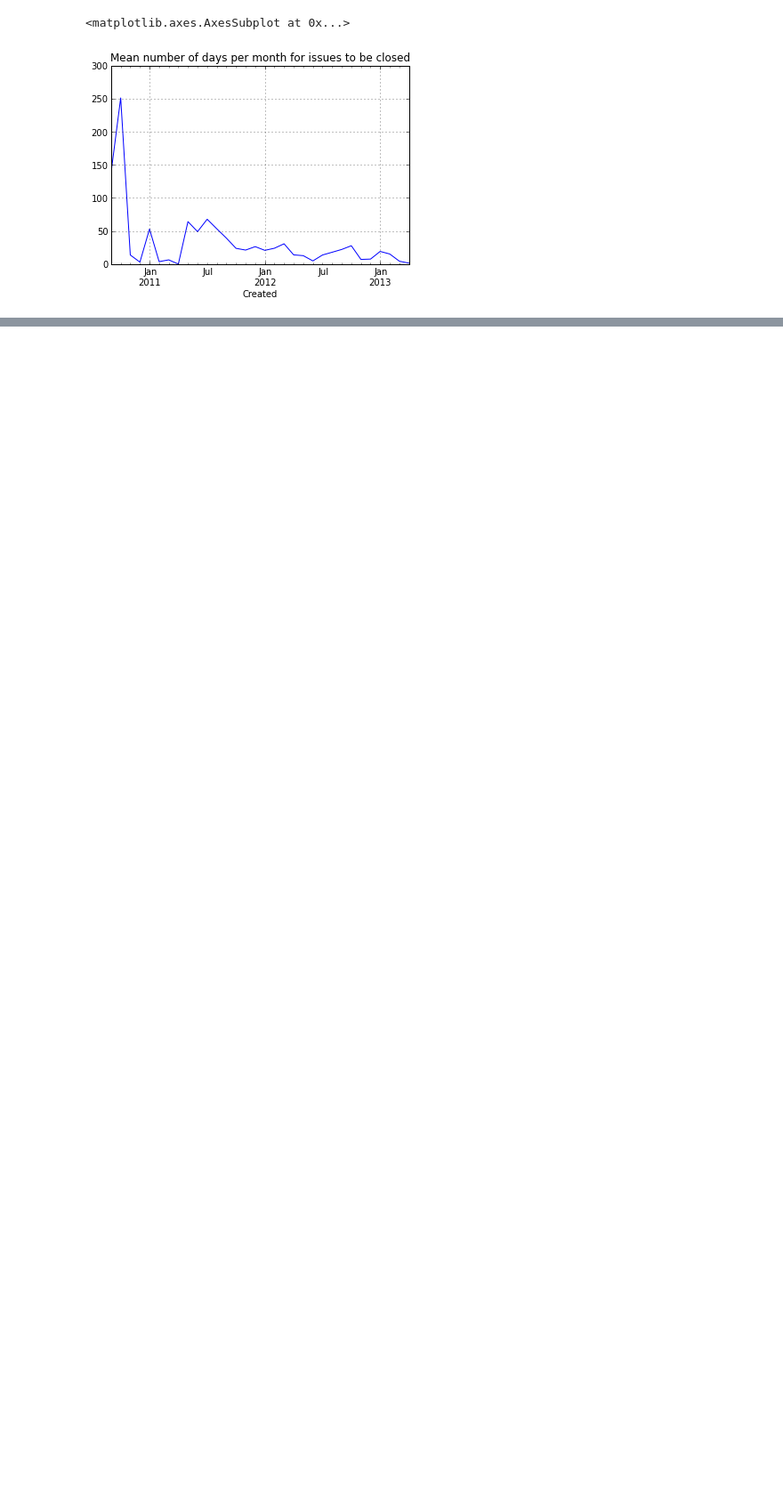
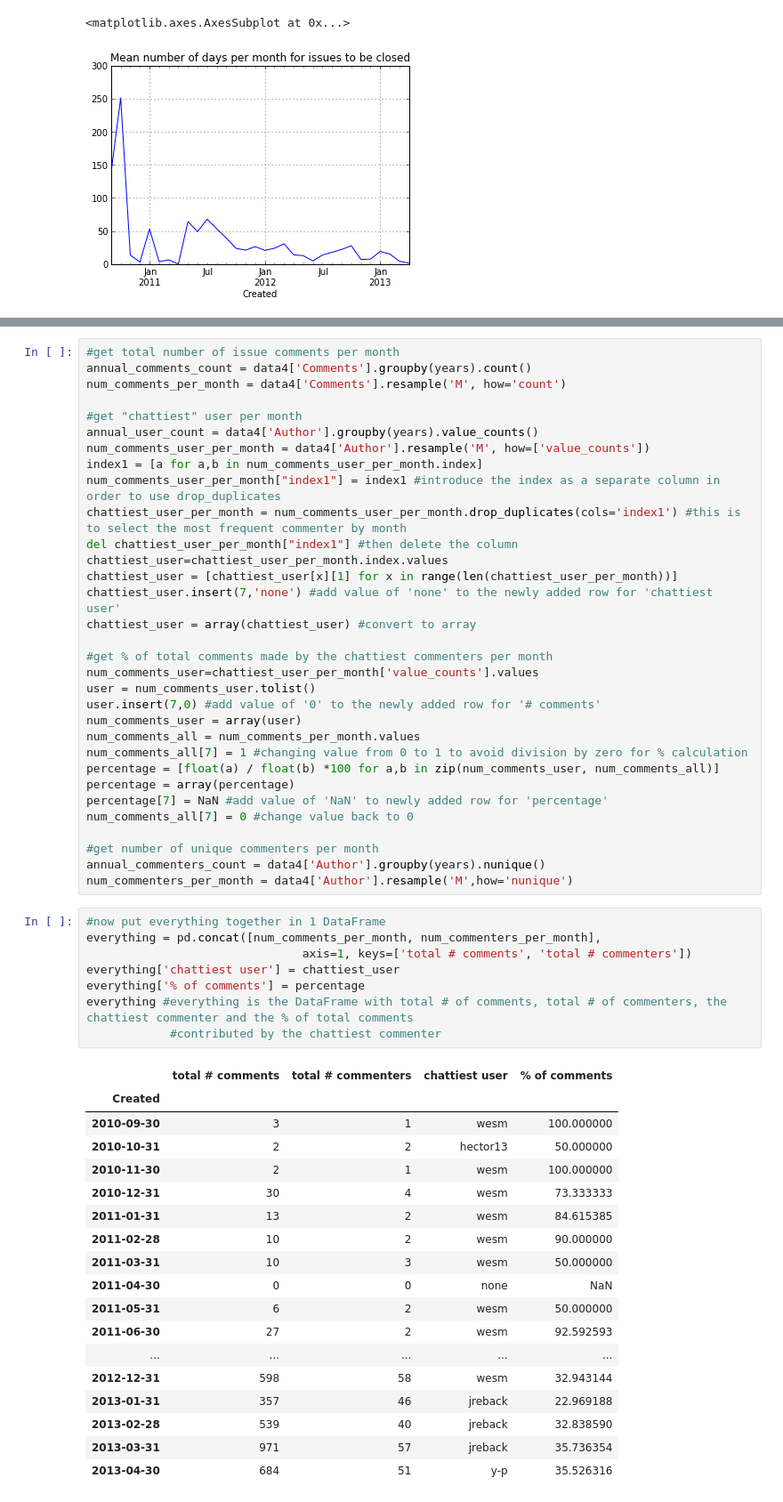
Before and after one commit to autumnshores/AY250_PythonClass, a Jupyter notebook: homework7/hw_7_pandas_and_timeseries.ipynb, the cells around one changed output, grey strips where cells are left out. Shown at 89% size. Cells and saved outputs as stored; diff of their text form; blank space fills up the shorter version.

```diff
--- a/homework7/hw_7_pandas_and_timeseries.ipynb
+++ b/homework7/hw_7_pandas_and_timeseries.ipynb
@@ -251,0 +321,59 @@ Created
+# %%
+#get total number of issue comments per month
+annual_comments_count = data4['Comments'].groupby(years).count()
+num_comments_per_month = data4['Comments'].resample('M', how='count')
+
+#get "chattiest" user per month
+annual_user_count = data4['Author'].groupby(years).value_counts()
+num_comments_user_per_month = data4['Author'].resample('M', how=['value_counts'])
+index1 = [a for a,b in num_comments_user_per_month.index]
+num_comments_user_per_month["index1"] = index1 #introduce the index as a separate column in order to use drop_duplicates
+chattiest_user_per_month = num_comments_user_per_month.drop_duplicates(cols='index1') #this is to select the most frequent commenter by month
+del chattiest_user_per_month["index1"] #then delete the column
+chattiest_user=chattiest_user_per_month.index.values
+chattiest_user = [chattiest_user[x][1] for x in range(len(chattiest_user_per_month))]
+chattiest_user.insert(7,'none') #add value of 'none' to the newly added row for 'chattiest user'
+chattiest_user = array(chattiest_user) #convert to array
+
+#get % of total comments made by the chattiest commenters per month
+num_comments_user=chattiest_user_per_month['value_counts'].values
+user = num_comments_user.tolist()
+user.insert(7,0) #add value of '0' to the newly added row for '# comments'
+num_comments_user = array(user)
+num_comments_all = num_comments_per_month.values
+num_comments_all[7] = 1 #changing value from 0 to 1 to avoid division by zero for % calculation
+percentage = [float(a) / float(b) *100 for a,b in zip(num_comments_user, num_comments_all)]
+percentage = array(percentage)
+percentage[7] = NaN #add value of 'NaN' to newly added row for 'percentage'
+num_comments_all[7] = 0 #change value back to 0
+
+#get number of unique commenters per month
+annual_commenters_count = data4['Author'].groupby(years).nunique()
+num_commenters_per_month = data4['Author'].resample('M',how='nunique')
+# %%
+#now put everything together in 1 DataFrame
+everything = pd.concat([num_comments_per_month, num_commenters_per_month],
+                               axis=1, keys=['total # comments', 'total # commenters'])
+everything['chattiest user'] = chattiest_user
+everything['% of comments'] = percentage
+everything #everything is the DataFrame with total # of comments, total # of commenters, the chattiest commenter and the % of total comments
+            #contributed by the chattiest commenter
+# %% [output]
+|  | total # comments | total # commenters | chattiest user | % of comments |
+| Created |  |  |  |  |
+| 2010-09-30 | 3 | 1 | wesm | 100.000000 |
+| 2010-10-31 | 2 | 2 | hector13 | 50.000000 |
+| 2010-11-30 | 2 | 1 | wesm | 100.000000 |
+| 2010-12-31 | 30 | 4 | wesm | 73.333333 |
+| 2011-01-31 | 13 | 2 | wesm | 84.615385 |
+| 2011-02-28 | 10 | 2 | wesm | 90.000000 |
+| 2011-03-31 | 10 | 3 | wesm | 50.000000 |
+| 2011-04-30 | 0 | 0 | none | NaN |
+| 2011-05-31 | 6 | 2 | wesm | 50.000000 |
+| 2011-06-30 | 27 | 2 | wesm | 92.592593 |
+| ... | ... | ... | ... | ... |
+| 2012-12-31 | 598 | 58 | wesm | 32.943144 |
+| 2013-01-31 | 357 | 46 | jreback | 22.969188 |
+| 2013-02-28 | 539 | 40 | jreback | 32.838590 |
+| 2013-03-31 | 971 | 57 | jreback | 35.736354 |
+| 2013-04-30 | 684 | 51 | y-p | 35.526316 |
```
Also changed, not shown: parts of 9 cells of this notebook.
